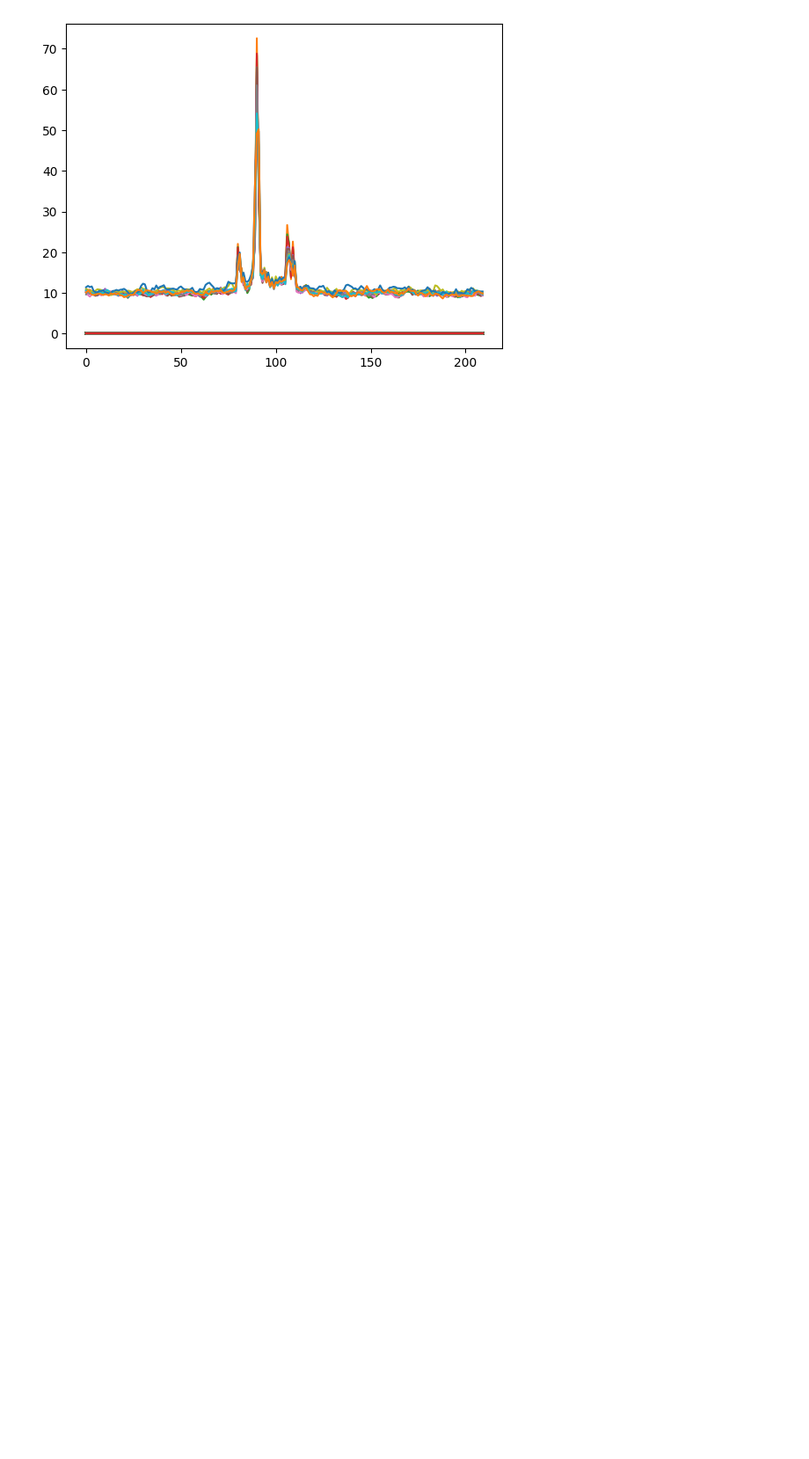
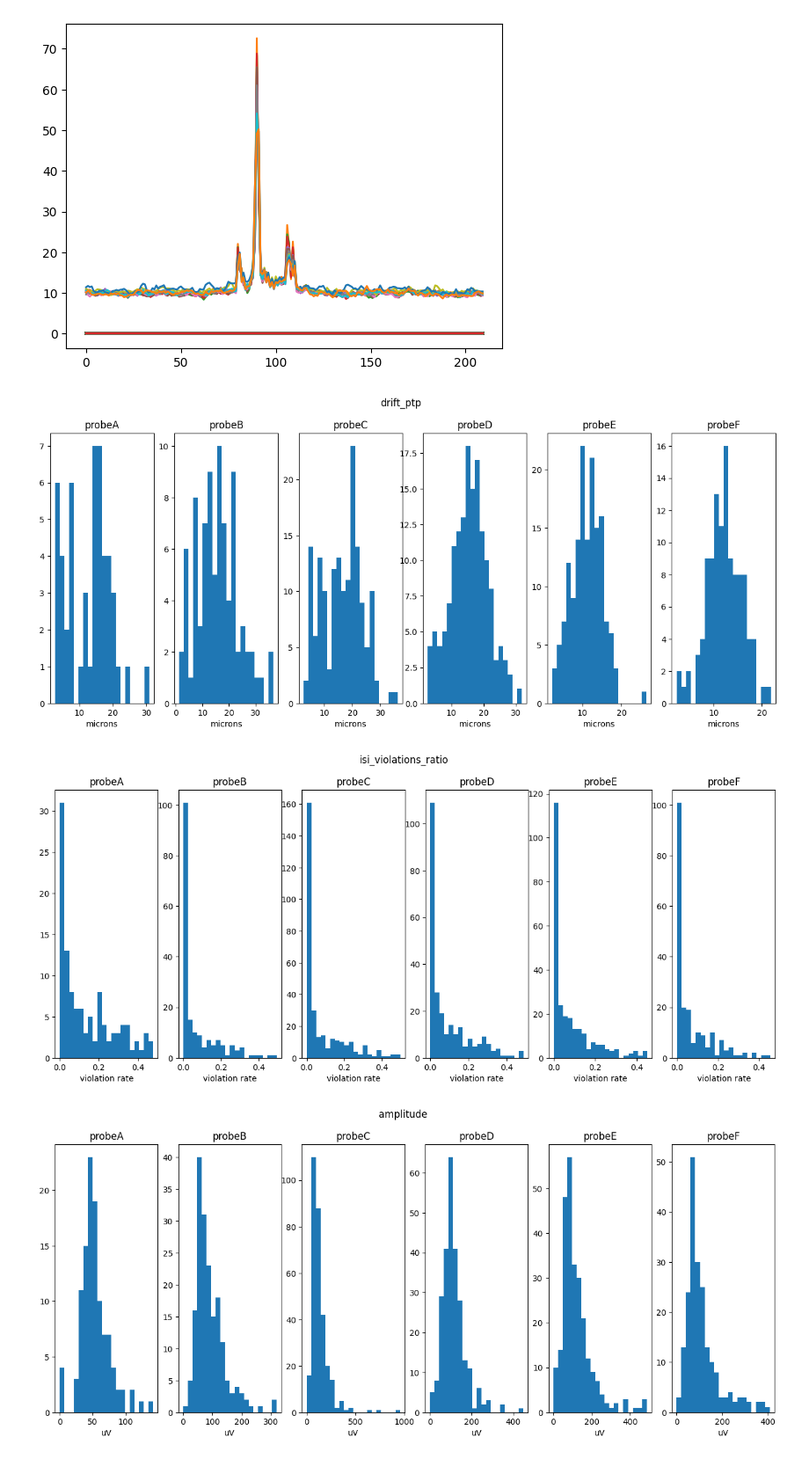
Before and after one commit to AllenInstitute/npc_sessions, a Jupyter notebook: src/npc_sessions/qc/notebooks/units_spikes_quickstart.ipynb, the cells around one changed output. Shown at 88% size. Drawn from its saved outputs; the diff is of its cells as text; code cells hidden in the pictures; blank space fills up the shorter version.

Commit message:
initial qc for units/spikes

```diff
--- a/src/npc_sessions/qc/notebooks/units_spikes_quickstart.ipynb
+++ b/src/npc_sessions/qc/notebooks/units_spikes_quickstart.ipynb
@@ -126 +126,31 @@ for spike_times in vis['spike_times']:
     plt.show()
+# %%
+def plot_unit_quality_metrics_per_probe(units:pd.DataFrame):
+    metrics = ['drift_ptp', 'isi_violations_ratio', 'amplitude', 'amplitude_cutoff', 'presence_ratio']
+    probes = units['device_name'].unique()
+
+    x_labels = {'presence_ratio': 'fraction of session', 'isi_violations_ratio': 'violation rate', 'drift_ptp': 'microns', 'amplitude': 'uV',
+                'amplitude_cutoff': 'frequency'}
+
+    for metric in metrics:
+        fig, ax = plt.subplots(1, len(probes))
+        probe_index = 0
+        fig.suptitle(f'{metric}')
+        for probe in probes:
+            units_probe_metric = units[units['device_name'] == probe][metric]
+            ax[probe_index].hist(units_probe_metric, bins=20)
+            ax[probe_index].set_title(f'{probe}')
+            ax[probe_index].set_xlabel(x_labels[metric])
+            probe_index += 1
+
+        fig.set_size_inches([16, 6])
+    plt.tight_layout()
+# %%
+session = '662892_20230821'
+
+units_spikes_electrodes = npc_sessions.get_units_electrodes_spike_times(session).to_pandas()
+plot_unit_quality_metrics_per_probe(units_spikes_electrodes)
+# %% [output]
+[figure, added]
+[figure, added]
+[figure, added]
```
Also changed, not shown: parts of 17 cells of this notebook.
